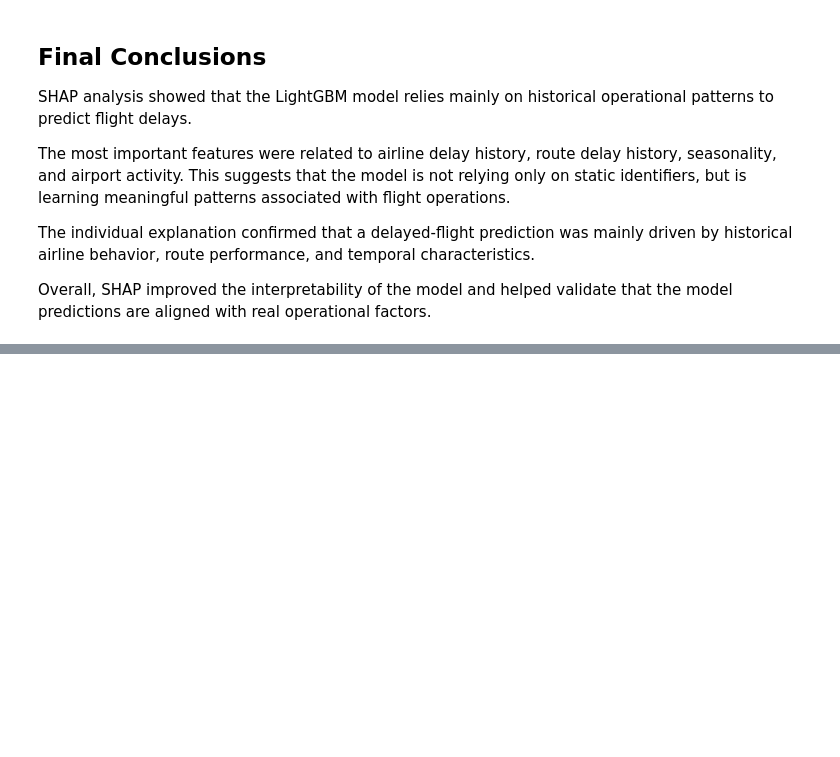
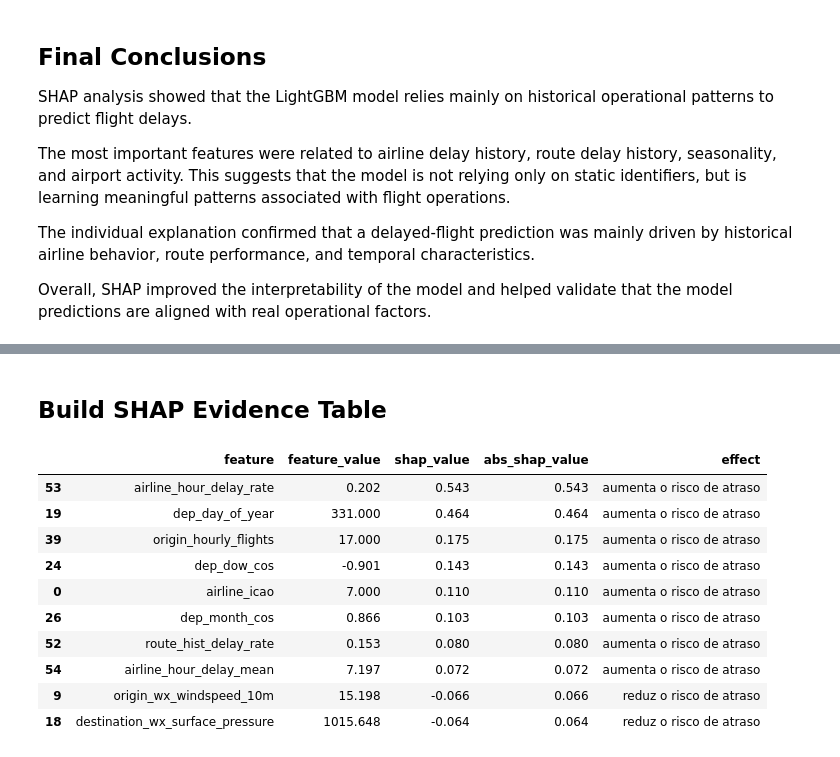
Before and after one commit to LuisHBeck/flight-risk, a Jupyter notebook: notebooks/shap_lightgbm_explainability_cliscia.ipynb, the cells around one changed output, grey strips where cells are left out. Cells and saved outputs as stored; diff of their text form; code cells hidden in the pictures; blank space fills up the shorter version.

```diff
--- a/notebooks/shap_lightgbm_explainability_cliscia.ipynb
+++ b/notebooks/shap_lightgbm_explainability_cliscia.ipynb
@@ -352,0 +402,59 @@ Overall, SHAP improved the interpretability of the model and helped validate tha
+# %% [markdown]
+## Build SHAP Evidence Table
+# %%
+def build_shap_evidence(
+    feature_names,
+    feature_values,
+    shap_values,
+):
+    """
+    Build a SHAP evidence table for a single flight prediction.
+    Returns a DataFrame containing the feature names, feature values,
+    SHAP values and their impact on the prediction.
+    """
+
+
+    shap_evidence = pd.DataFrame({
+        "feature": feature_names,
+        "feature_value": feature_values,
+        "shap_value": shap_values
+    })
+
+    shap_evidence["abs_shap_value"] = (
+        shap_evidence["shap_value"].abs()
+    )
+
+    shap_evidence["effect"] = shap_evidence["shap_value"].apply(
+        lambda x: ( "aumenta o risco de atraso"
+                   if x > 0 else
+                   "reduz o risco de atraso"
+        )
+    )
+
+    shap_evidence = shap_evidence.sort_values(
+        by="abs_shap_value",
+        ascending=False,
+    )
+
+    return shap_evidence
+# %%
+# Test SHAP Evidence Builder
+shap_evidence = build_shap_evidence(
+    feature_names=X_sample.columns,
+    feature_values=example_flight.values,
+    shap_values=example_shap_values,
+)
+
+shap_evidence.head(10)
+# %% [output]
+|  | feature | feature_value | shap_value | abs_shap_value | effect |
+| 53 | airline_hour_delay_rate | 0.202 | 0.543 | 0.543 | aumenta o risco de atraso |
+| 19 | dep_day_of_year | 331.000 | 0.464 | 0.464 | aumenta o risco de atraso |
+| 39 | origin_hourly_flights | 17.000 | 0.175 | 0.175 | aumenta o risco de atraso |
+| 24 | dep_dow_cos | -0.901 | 0.143 | 0.143 | aumenta o risco de atraso |
+| 0 | airline_icao | 7.000 | 0.110 | 0.110 | aumenta o risco de atraso |
+| 26 | dep_month_cos | 0.866 | 0.103 | 0.103 | aumenta o risco de atraso |
+| 52 | route_hist_delay_rate | 0.153 | 0.080 | 0.080 | aumenta o risco de atraso |
+| 54 | airline_hour_delay_mean | 7.197 | 0.072 | 0.072 | aumenta o risco de atraso |
+| 9 | origin_wx_windspeed_10m | 15.198 | -0.066 | 0.066 | reduz o risco de atraso |
+| 18 | destination_wx_surface_pressure | 1015.648 | -0.064 | 0.064 | reduz o risco de atraso |
```
Also changed, not shown: parts of 31 cells of this notebook, 1 other file.
